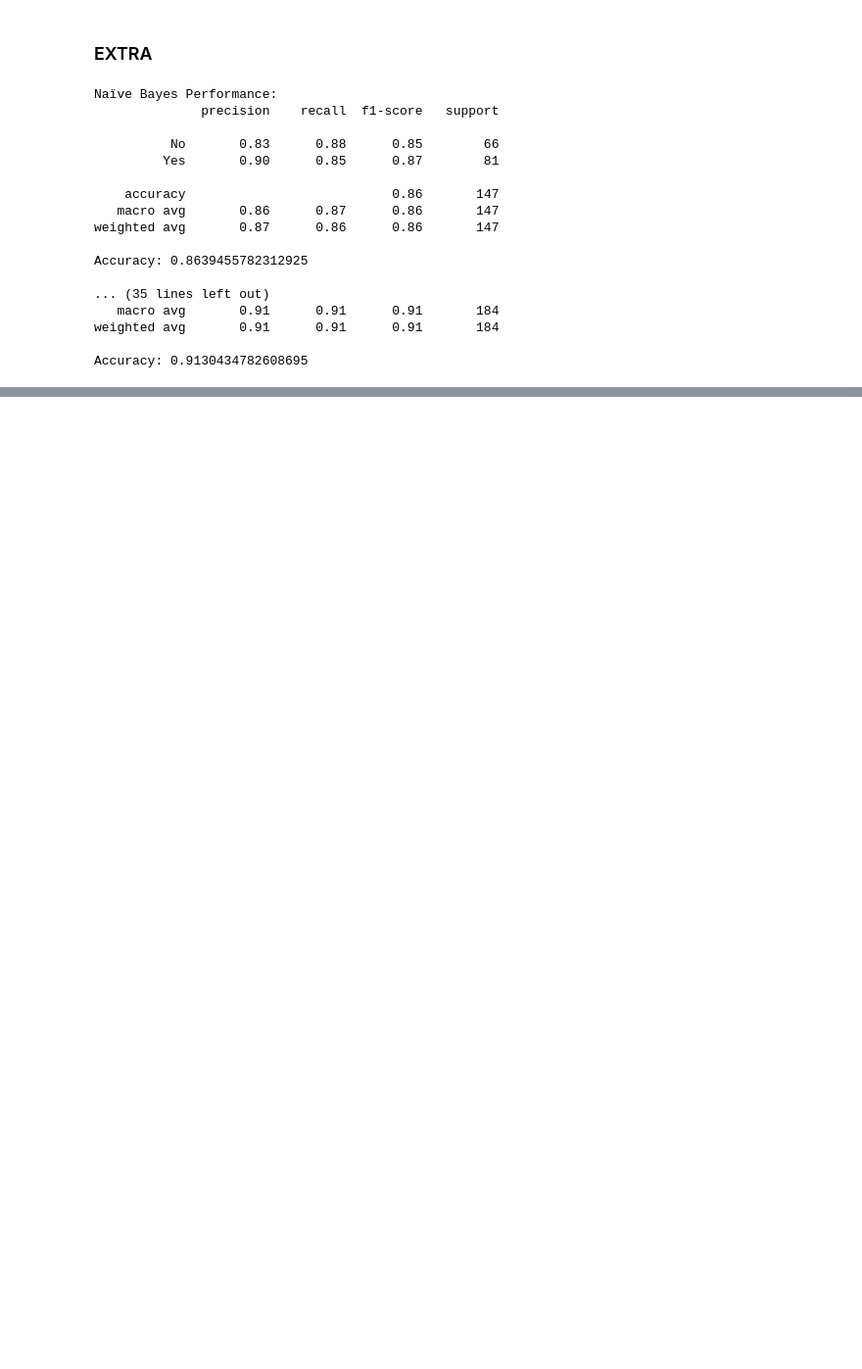
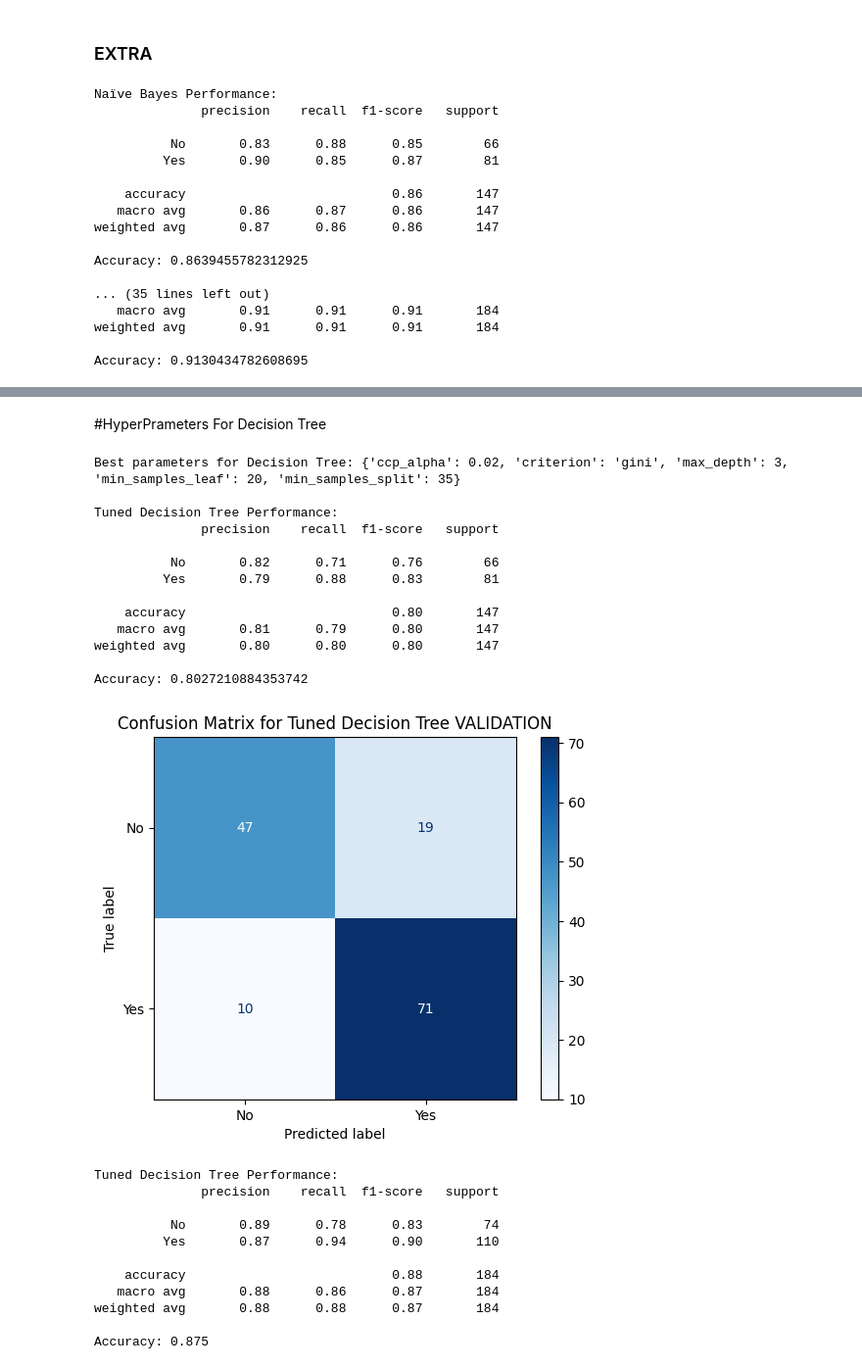
Before and after one commit to Siveen3/Heart-Disease-Predection, a Jupyter notebook: Heart_Disease_Prediction.ipynb, the cells around one changed output, grey strips where cells are left out. Shown at 98% size. Saved outputs shown, nothing was run; the diff lists cells and outputs as text; code cells hidden in the pictures; blank space fills up the shorter version.

Commit message:
Added Pruning to reduce Overfitting & update histogram

```diff
--- a/Heart_Disease_Prediction.ipynb
+++ b/Heart_Disease_Prediction.ipynb
@@ -793,26 +810,36 @@ Accuracy: 0.875
+# %% [markdown]
+#HyperPrameters For Decision Tree
 # %%
-# Define hyperparameter grids for Decision Tree (fixed 'max_features' issue)
 dt_param_grid = {
-    'max_depth': [None, 3, 5, 7, 10, 15],  # Increased depth for deeper trees
-    'min_samples_split': [2, 5, 10, 20],  # More options to control overfitting
-    'min_samples_leaf': [1, 2, 4, 6],  # Additional options for leaf size
-    'criterion': ['gini', 'entropy'],  # Using both splitting criteria
-    'max_features': ['sqrt', 'log2', None],  # Fixed to valid options
-    'splitter': ['best', 'random'],  # Allows for a more randomized split for better performance
-    'class_weight': [None, 'balanced']  # Helps if your data is imbalanced
+    'criterion': ['gini', 'entropy'],    # Bring back both criteria
+    'max_depth': [3, 4, 5],             # Slightly increase max_depth
+    'min_samples_split': [35, 45],       # Reduce the constraints
+    'min_samples_leaf': [15, 20],        # Reduce the constraints
+    'ccp_alpha': [0.02, 0.04]            # Slightly reduce pruning
 }
-
-dt_model = DecisionTreeClassifier()
-dt_grid_search = GridSearchCV(estimator=dt_model, param_grid=dt_param_grid, scoring='f1_weighted', cv=5, return_train_score=True)
-dt_grid_search.fit(X_train, y_train)
-print("Best parameters for Decision Tree:", dt_grid_search.best_params_)
-best_dt_model = dt_grid_search.best_estimator_
-y_val_pred_dt = best_dt_model.predict(X_val)
-
-evaluate_model(y_val, y_val_pred_dt, "Tuned Decision Tree")
-plot_confusion_matrix(y_val, y_val_pred_dt, "Tuned Decision Tree VALIDATION")
-
-y_test_pred_dt = best_dt_model.predict(X_test)
-
-report_test_dt = evaluate_model(y_test, y_test_pred_dt, "Tuned Decision Tree")
-plot_confusion_matrix(y_test, y_test_pred_dt, "Tuned Decision Tree TESTING")
+# %% [output]
+Best parameters for Decision Tree: {'ccp_alpha': 0.02, 'criterion': 'gini', 'max_depth': 3, 'min_samples_leaf': 20, 'min_samples_split': 35}
+
+Tuned Decision Tree Performance:
+              precision    recall  f1-score   support
+
+          No       0.82      0.71      0.76        66
+         Yes       0.79      0.88      0.83        81
+
+    accuracy                           0.80       147
+   macro avg       0.81      0.79      0.80       147
+weighted avg       0.80      0.80      0.80       147
+
+Accuracy: 0.8027210884353742
+[figure, added]
+Tuned Decision Tree Performance:
+              precision    recall  f1-score   support
+
+          No       0.89      0.78      0.83        74
+         Yes       0.87      0.94      0.90       110
+
+    accuracy                           0.88       184
+   macro avg       0.88      0.86      0.87       184
+weighted avg       0.88      0.88      0.87       184
+
+Accuracy: 0.875
```
Also changed, not shown: parts of 19 cells of this notebook.
